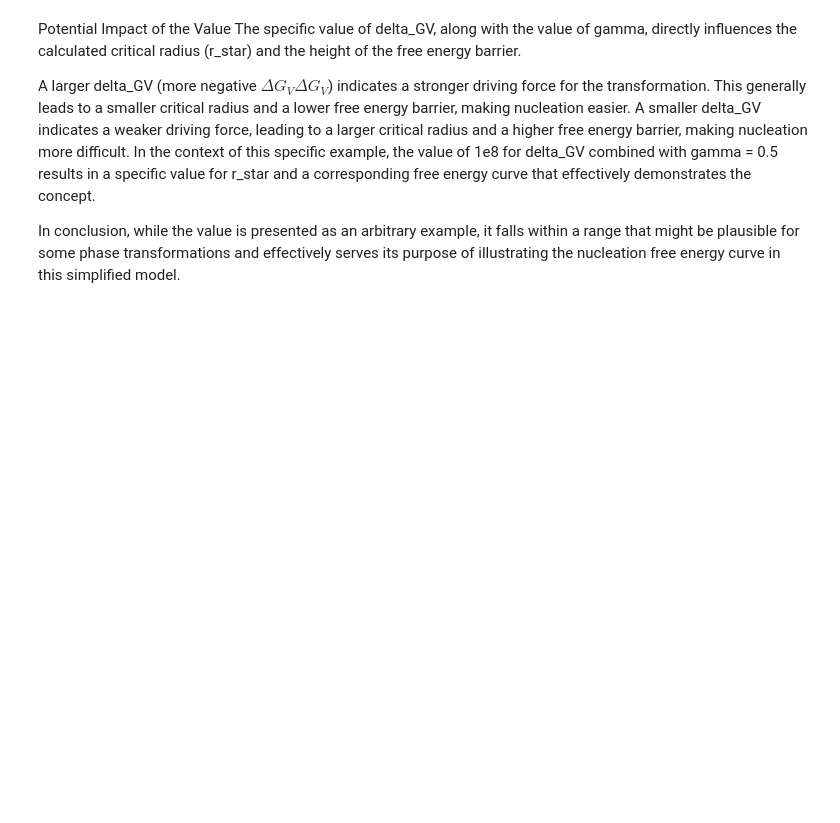
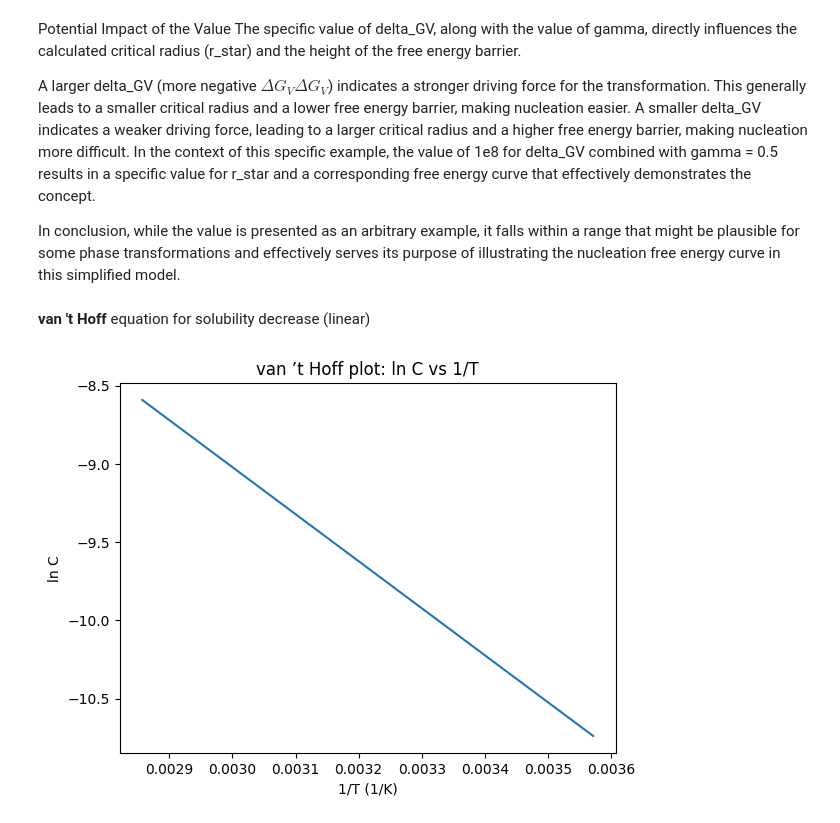
Before and after one commit to davidebtt/chemical_pycode, a Jupyter notebook: classical_nucleation_theory.ipynb, the cells around one changed output. Cells and saved outputs as stored; diff of their text form; code cells hidden in the pictures; blank space fills up the shorter version.

```diff
--- a/classical_nucleation_theory.ipynb
+++ b/classical_nucleation_theory.ipynb
@@ -37,3 +37,29 @@ A smaller delta_GV indicates a weaker driving force, leading to a larger critica
 In the context of this specific example, the value of 1e8 for delta_GV combined with gamma = 0.5 results in a specific value for r_star and a corresponding free energy curve that effectively demonstrates the concept.
 
 In conclusion, while the value is presented as an arbitrary example, it falls within a range that might be plausible for some phase transformations and effectively serves its purpose of illustrating the nucleation free energy curve in this simplified model.
+# %% [markdown]
+**van 't Hoff** equation for solubility decrease (linear)
+# %%
+import numpy as np
+import matplotlib.pyplot as plt
+
+# Temperature range (K)
+T = np.linspace(280, 350, 200)
+
+# Parameters for van 't Hoff (example values)
+DeltaH = 25000  # J/mol
+R = 8.314
+C0 = 1.0
+
+# Solubility
+C = C0 * np.exp(-DeltaH / (R * T))
+
+# Plot
+plt.figure()
+plt.plot(1/T, np.log(C))
+plt.xlabel("1/T (1/K)")
+plt.ylabel("ln C")
+plt.title("van ’t Hoff plot: ln C vs 1/T")
+plt.show()
+# %% [output]
+[figure, added]
```
Also changed, not shown: parts of 2 cells of this notebook.
